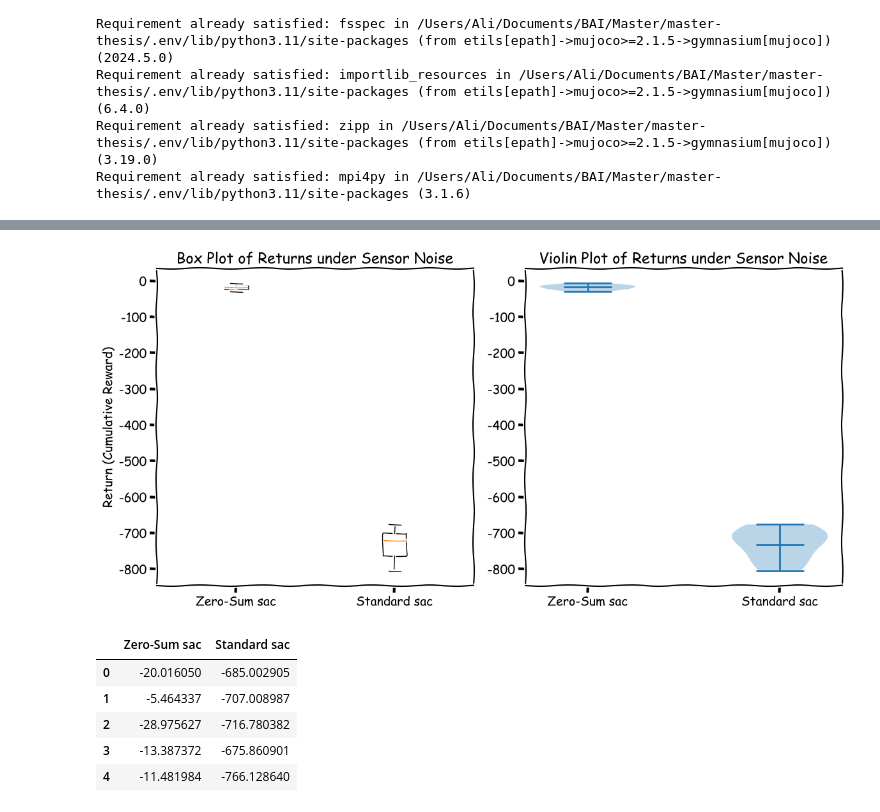
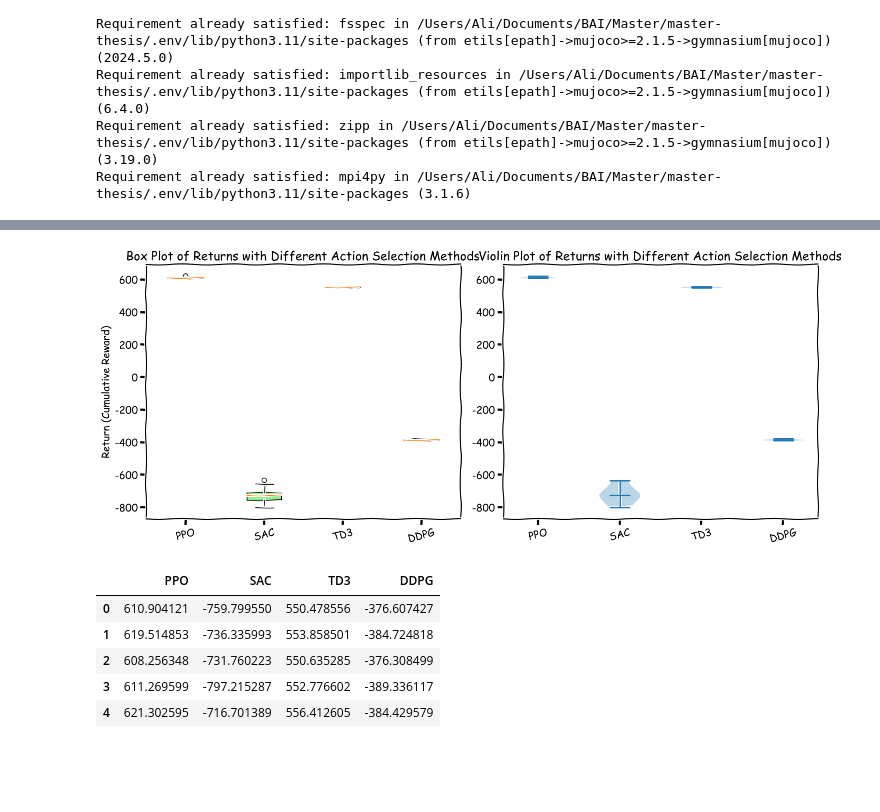
Before and after one commit to alibaniasad1999/master-thesis, a Jupyter notebook: Code/Python/Robust_eval/Standard/actuator_disturbance/actuator_disturbance.ipynb, the cells around one changed output, grey strips where cells are left out. Saved outputs shown, nothing was run; the diff lists cells and outputs as text; code cells hidden in the pictures; blank space fills up the shorter version.

Commit message:
added base for standard

```diff
--- a/Code/Python/Robust_eval/Standard/actuator_disturbance/actuator_disturbance.ipynb
+++ b/Code/Python/Robust_eval/Standard/actuator_disturbance/actuator_disturbance.ipynb
@@ -281,0 +440,18 @@ Standard sac with Actuator Disturbance and Extra Noise Average Return: -731.2428
+# %%
+# labels
+returns_ppo_label = "PPO"
+returns_sac_label = "SAC"
+returns_td3_label = "TD3"
+returns_ddpg_label = "DDPG"
+# Plot the returns for visual comparison
+plt.figure(figsize=(12, 6))
+plt.plot(returns_ppo, marker='o', label=returns_ppo_label)
+plt.plot(returns_sac, marker='s', label=returns_sac_label)
+plt.plot(returns_td3, marker='^', label=returns_td3_label)
+plt.plot(returns_ddpg, marker='*', label=returns_ddpg_label)
+plt.xlabel('Episode')
+plt.ylabel('Return (Cumulative Reward)')
+plt.title(f'Agent Returns under Actuator Disturbance (std={disturbance_std}) and Extra Noise (std={noise_std})')
+plt.legend()
+plt.grid(True, alpha=0.3)
+plt.show()
@@ -282,33 +460,52 @@ Standard sac with Actuator Disturbance and Extra Noise Average Return: -731.2428
 # %%
-# Assume returns_zs and returns_std are lists of cumulative rewards from multiple episodes
-data = [returns_ppo_disturbance_noise, returns_std_disturbance_noise]
+# Create box and violin plots for all algorithms
+data = [returns_ppo, returns_sac, returns_td3, returns_ddpg]
+labels = [returns_ppo_label, returns_sac_label, returns_td3_label, returns_ddpg_label]
+
 with plt.xkcd():
     # Create a figure with two subplots side-by-side
-    plt.figure(figsize=(12, 6))
+    plt.figure(figsize=(14, 6))
 
     # Box Plot
     plt.subplot(1, 2, 1)
-    plt.boxplot(data, labels=['PPO', 'Standard sac'])
-    plt.title('Box Plot of Returns under Sensor Noise')
+    box = plt.boxplot(data, labels=labels, patch_artist=True)
+
+    # Color the boxes
+    colors = ['lightblue', 'lightgreen', 'lightpink', 'lightsalmon']
+    for patch, color in zip(box['boxes'], colors):
+        patch.set_facecolor(color)
+
+    plt.title('Box Plot of Returns with Different Action Selection Methods')
     plt.ylabel('Return (Cumulative Reward)')
+    plt.grid(True, alpha=0.3)
+    plt.xticks(rotation=15)
 
     # Violin Plot
     plt.subplot(1, 2, 2)
-    plt.violinplot(data, showmeans=True)
-    plt.xticks([1, 2], ['PPO', 'Standard sac'])
-    plt.title('Violin Plot of Returns under Sensor Noise')
+    violin = plt.violinplot(data, showmeans=True)
+    plt.xticks([1, 2, 3, 4], labels, rotation=15)
+    plt.title('Violin Plot of Returns with Different Action Selection Methods')
+    plt.grid(True, alpha=0.3)
 
     plt.tight_layout()
     plt.show()
 # %% [output]
-[figure, old version]
+[figure, new version]
 # %%
-df  = pd.DataFrame(np.array(data).T, columns=['PPO', 'Standard sac'])
+# Create a DataFrame with all results
+df = pd.DataFrame({
+    returns_ppo_label: returns_ppo,
+    returns_sac_label: returns_sac,
+    returns_td3_label: returns_td3,
+    returns_ddpg_label: returns_ddpg
+})
+
+# Display the head of the dataframe
 df.head()
 # %% [output]
-|  | Zero-Sum sac | Standard sac |
-| 0 | -20.016050 | -685.002905 |
-| 1 | -5.464337 | -707.008987 |
-| 2 | -28.975627 | -716.780382 |
-| 3 | -13.387372 | -675.860901 |
-| 4 | -11.481984 | -766.128640 |
+|  | PPO | SAC | TD3 | DDPG |
+| 0 | 610.904121 | -759.799550 | 550.478556 | -376.607427 |
+| 1 | 619.514853 | -736.335993 | 553.858501 | -384.724818 |
+| 2 | 608.256348 | -731.760223 | 550.635285 | -376.308499 |
+| 3 | 611.269599 | -797.215287 | 552.776602 | -389.336117 |
+| 4 | 621.302595 | -716.701389 | 556.412605 | -384.429579 |
```
Also changed, not shown: parts of 17 cells of this notebook, 28 other files.
